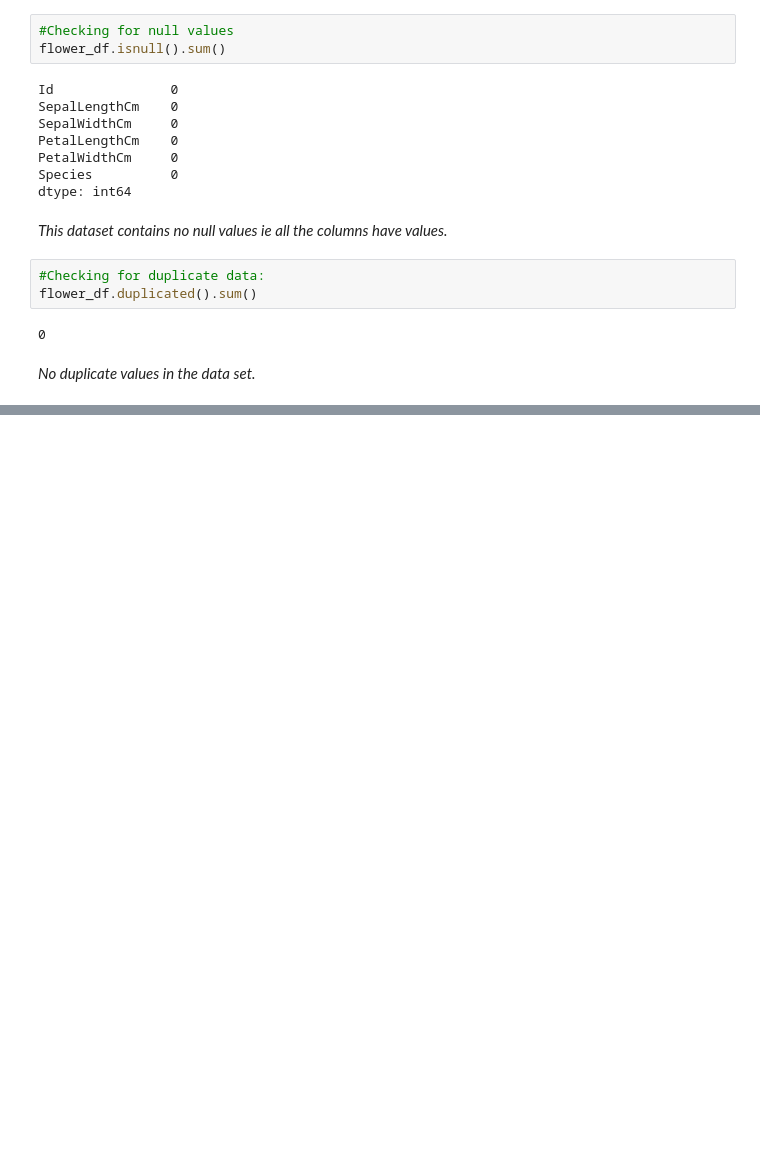
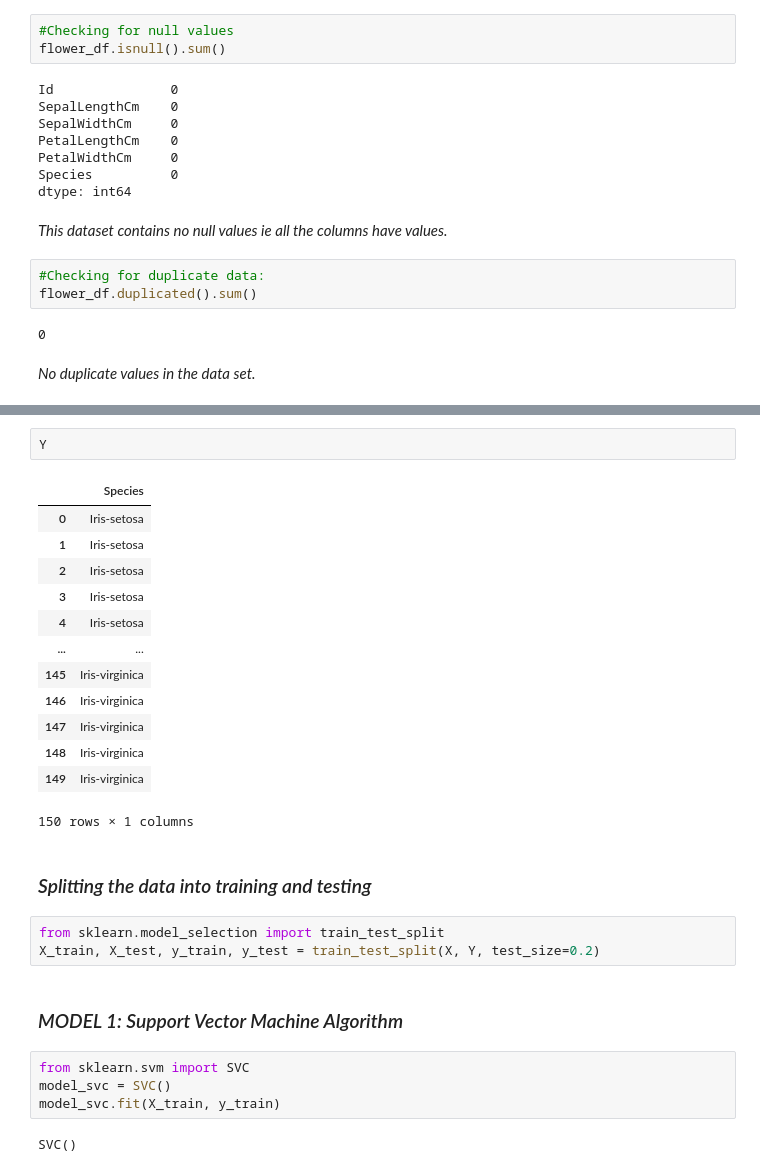
Before and after one commit to Amrit007-droid/OIBSIP-OasisInfobyte, a Jupyter notebook: OIBSIP_TASK_3_IRIS_FLOWER_CLASSIFICATION_.ipynb, the cells around one changed output, grey strips where cells are left out. Saved outputs shown, nothing was run; the diff lists cells and outputs as text; blank space fills up the shorter version.

```diff
--- a/OIBSIP_TASK_3_IRIS_FLOWER_CLASSIFICATION_.ipynb
+++ b/OIBSIP_TASK_3_IRIS_FLOWER_CLASSIFICATION_.ipynb
@@ -132,0 +182,29 @@ flower_df.duplicated().sum()
+# %%
+Y
+# %% [output]
+|  | Species |
+| 0 | Iris-setosa |
+| 1 | Iris-setosa |
+| 2 | Iris-setosa |
+| 3 | Iris-setosa |
+| 4 | Iris-setosa |
+| ... | ... |
+| 145 | Iris-virginica |
+| 146 | Iris-virginica |
+| 147 | Iris-virginica |
+| 148 | Iris-virginica |
+| 149 | Iris-virginica |
+150 rows × 1 columns
+# %% [markdown]
+### *Splitting the data into training and testing*
+# %%
+from sklearn.model_selection import train_test_split
+X_train, X_test, y_train, y_test = train_test_split(X, Y, test_size=0.2)
+# %% [markdown]
+### *MODEL 1: Support Vector Machine Algorithm*
+# %%
+from sklearn.svm import SVC
+model_svc = SVC()
+model_svc.fit(X_train, y_train)
+# %% [output]
+SVC()
```
Also changed, not shown: parts of 8 cells of this notebook.
